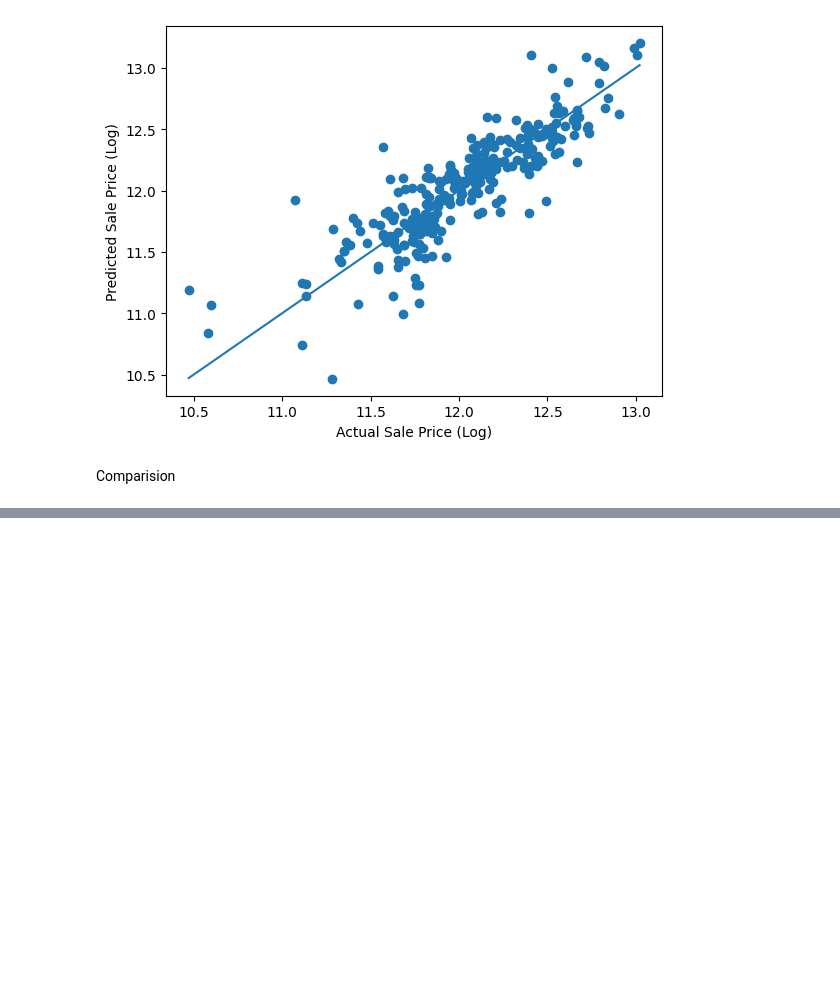
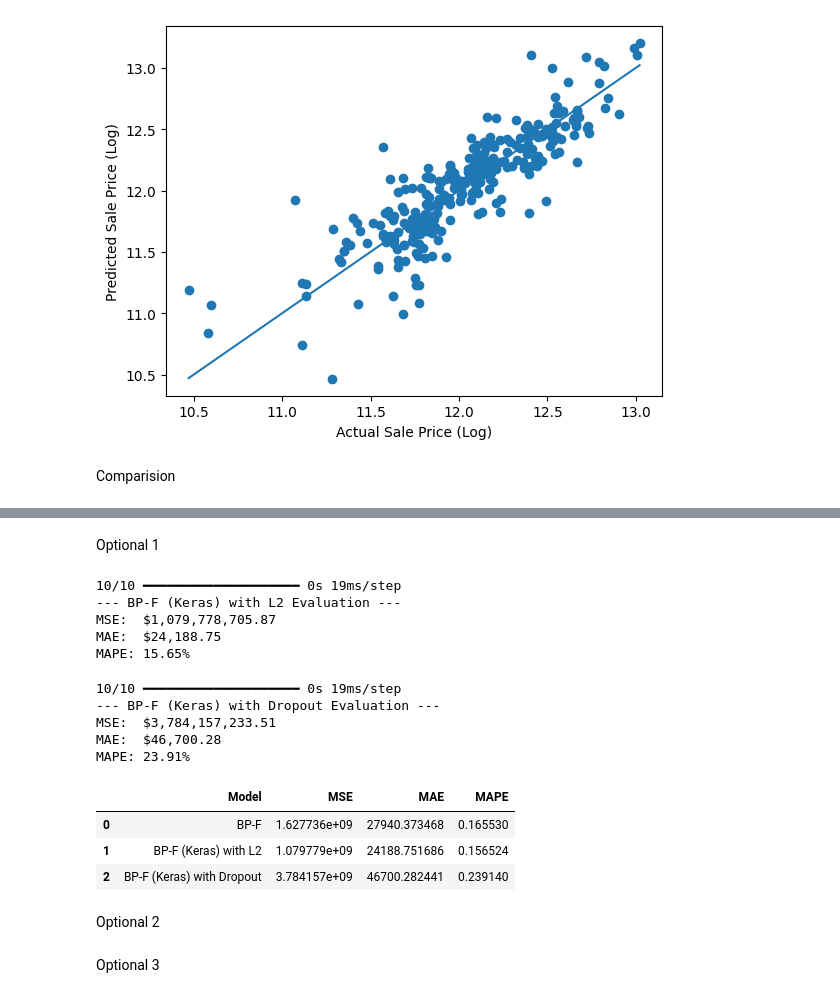
Before and after one commit to macarronesc/NEC_Practica1, a Jupyter notebook: app.ipynb, the cells around one changed output, grey strips where cells are left out. Drawn from its saved outputs; the diff is of its cells as text; code cells hidden in the pictures; blank space fills up the shorter version.

Commit message:
Added optional 1

```diff
--- a/app.ipynb
+++ b/app.ipynb
@@ -257 +260,47 @@ final_comparison_df.sort_values(by='MAE').reset_index(drop=True)
 | 2 | BP-F | 1.627736e+09 | 27940.373468 | 0.165530 |
+# %% [markdown]
+Optional 1
+# %%
+def build_regularized_model(l2_reg=0.0, dropout_rate=0.0):
+    model = Sequential([
+        Dense(128, activation='relu', input_shape=(n_features,), kernel_regularizer=l2(l2_reg)),
+        Dropout(dropout_rate),
+        Dense(64, activation='relu', kernel_regularizer=l2(l2_reg)),
+        Dropout(dropout_rate),
+        Dense(1) # Linear output layer for regression
+    ])
+    model.compile(optimizer='adam', loss='mean_squared_error')
+    return model
+
+# Model with L2 Regularization
+model_l2 = build_regularized_model(l2_reg=0.01, dropout_rate=0.0)
+model_l2.fit(X_train_scaled, y_train, epochs=150, validation_split=0.2, verbose=0, batch_size=32)
+y_pred_l2 = model_l2.predict(X_test_scaled).flatten()
+eval_l2 = evaluate_model(y_test, y_pred_l2, "BP-F (Keras) with L2")
+
+# Model with Dropout
+model_dropout = build_regularized_model(l2_reg=0.0, dropout_rate=0.4)
+model_dropout.fit(X_train_scaled, y_train, epochs=150, validation_split=0.2, verbose=0, batch_size=32)
+y_pred_dropout = model_dropout.predict(X_test_scaled).flatten()
+eval_dropout = evaluate_model(y_test, y_pred_dropout, "BP-F (Keras) with Dropout")
+
+pd.DataFrame([eval_bp_f, eval_l2, eval_dropout])
+# %% [output]
+10/10 ━━━━━━━━━━━━━━━━━━━━ 0s 19ms/step
+--- BP-F (Keras) with L2 Evaluation ---
+MSE:  $1,079,778,705.87
+MAE:  $24,188.75
+MAPE: 15.65%
+10/10 ━━━━━━━━━━━━━━━━━━━━ 0s 19ms/step
+--- BP-F (Keras) with Dropout Evaluation ---
+MSE:  $3,784,157,233.51
+MAE:  $46,700.28
+MAPE: 23.91%
+|  | Model | MSE | MAE | MAPE |
+| 0 | BP-F | 1.627736e+09 | 27940.373468 | 0.165530 |
+| 1 | BP-F (Keras) with L2 | 1.079779e+09 | 24188.751686 | 0.156524 |
+| 2 | BP-F (Keras) with Dropout | 3.784157e+09 | 46700.282441 | 0.239140 |
+# %% [markdown]
+Optional 2
+# %% [markdown]
+Optional 3
```
Also changed, not shown: parts of 5 cells of this notebook.
